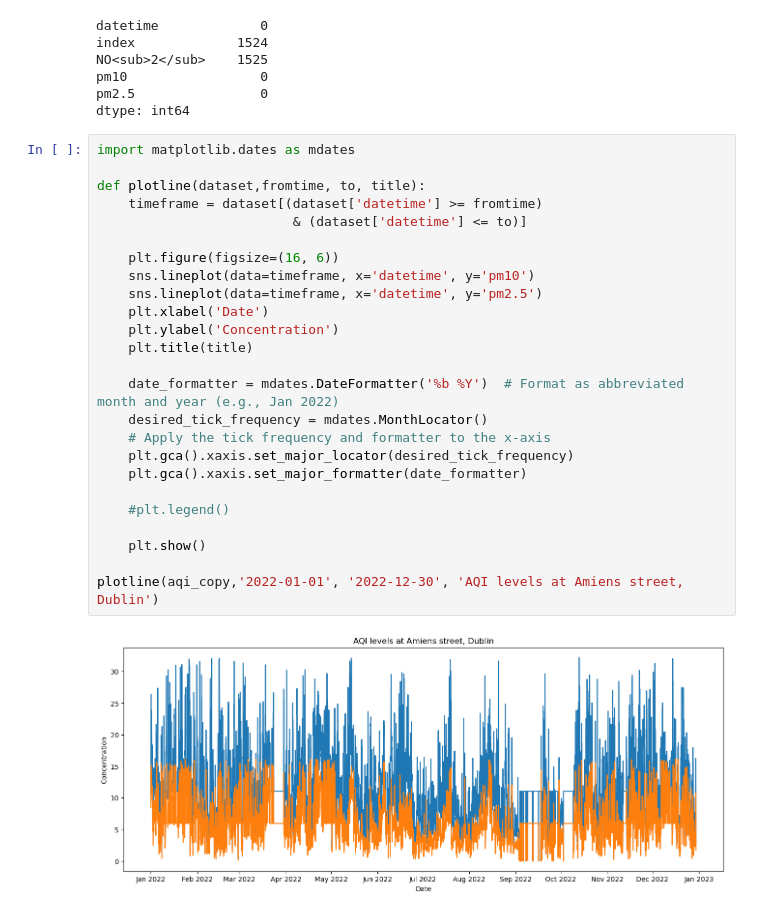
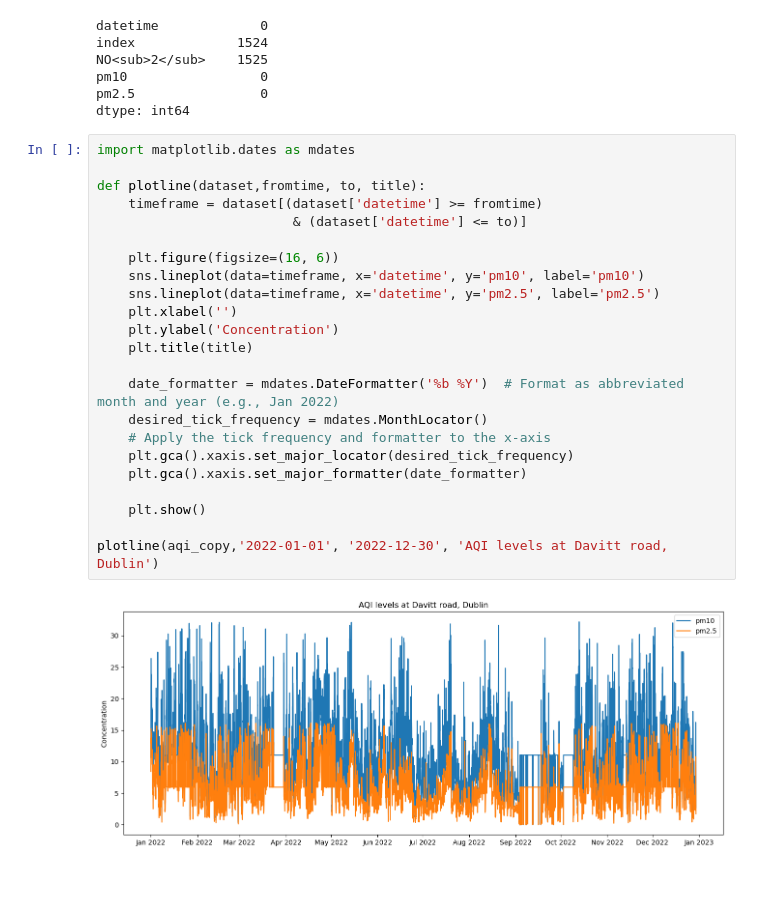
Before and after one commit to AdityaPimpalkar/AQI_federated_learning, a Jupyter notebook: notebooks/davitt_road.ipynb, the cells around one changed output. Drawn from its saved outputs; the diff is of its cells as text; blank space fills up the shorter version.

```diff
--- a/notebooks/davitt_road.ipynb
+++ b/notebooks/davitt_road.ipynb
@@ -180,30 +202,28 @@ dtype: int64
 # %%
 import matplotlib.dates as mdates
 
 def plotline(dataset,fromtime, to, title):
     timeframe = dataset[(dataset['datetime'] >= fromtime)
                          & (dataset['datetime'] <= to)]
 
     plt.figure(figsize=(16, 6))
-    sns.lineplot(data=timeframe, x='datetime', y='pm10')
-    sns.lineplot(data=timeframe, x='datetime', y='pm2.5')
-    plt.xlabel('Date')
+    sns.lineplot(data=timeframe, x='datetime', y='pm10', label='pm10')
+    sns.lineplot(data=timeframe, x='datetime', y='pm2.5', label='pm2.5')
+    plt.xlabel('')
     plt.ylabel('Concentration')
     plt.title(title)
 
     date_formatter = mdates.DateFormatter('%b %Y')  # Format as abbreviated month and year (e.g., Jan 2022)
     desired_tick_frequency = mdates.MonthLocator()
     # Apply the tick frequency and formatter to the x-axis
     plt.gca().xaxis.set_major_locator(desired_tick_frequency)
     plt.gca().xaxis.set_major_formatter(date_formatter)
 
-    #plt.legend()
-
     plt.show()
 
-plotline(aqi_copy,'2022-01-01', '2022-12-30', 'AQI levels at Amiens street, Dublin')
+plotline(aqi_copy,'2022-01-01', '2022-12-30', 'AQI levels at Davitt road, Dublin')
 # %% [output]
-[figure, old version]
+[figure, new version]
 # %%
 
 def plotheatmap(dataset, fromtime, to, title):
```
Also changed, not shown: parts of 9 cells of this notebook, 2 other files.
